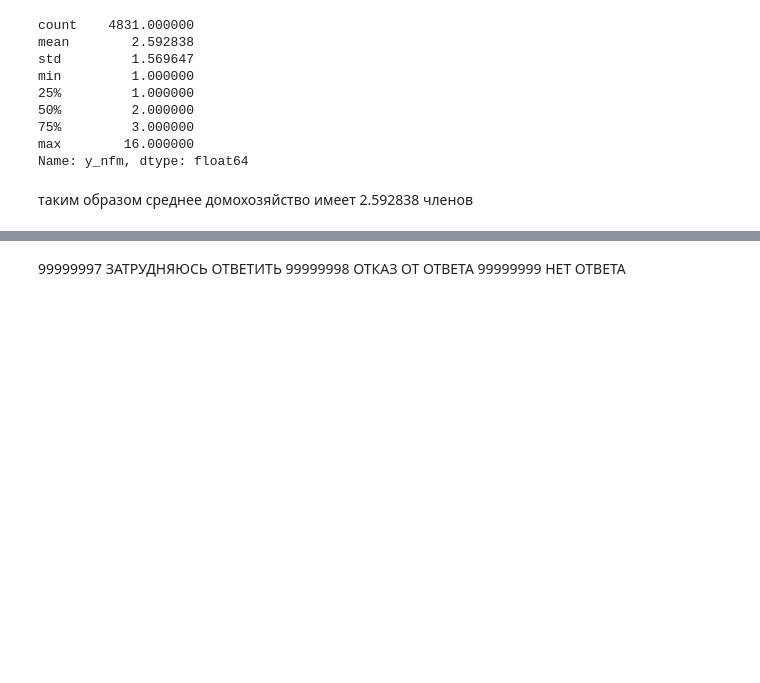
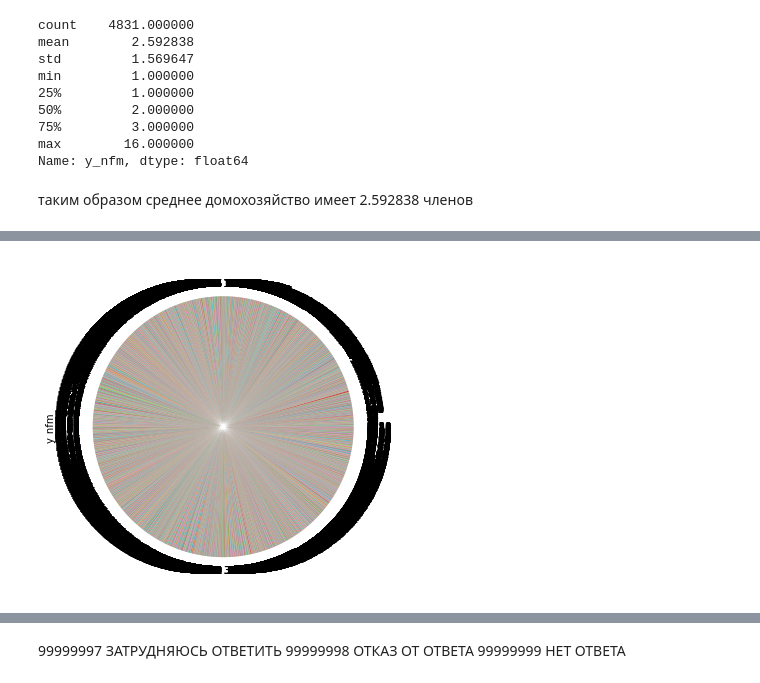
Before and after one commit to chereshan/Term-Paper, a Jupyter notebook: Almost Ideal Demand System on RLMS-HSE.ipynb, the cells around one changed output, grey strips where cells are left out. Saved outputs shown, nothing was run; the diff lists cells and outputs as text; code cells hidden in the pictures; blank space fills up the shorter version.

```diff
--- a/Almost Ideal Demand System on RLMS-HSE.ipynb
+++ b/Almost Ideal Demand System on RLMS-HSE.ipynb
@@ -73,0 +84,4 @@ ax = df.plot.hist(column=["y_nfm"], by="gender", figsize=(10, 8))
+# %%
+ax=df.loc[:,"y_nfm"].plot.pie(subplots=True, figsize=(11, 6))
+# %% [output]
+[figure, added]
```
Also changed, not shown: parts of 25 cells of this notebook.
